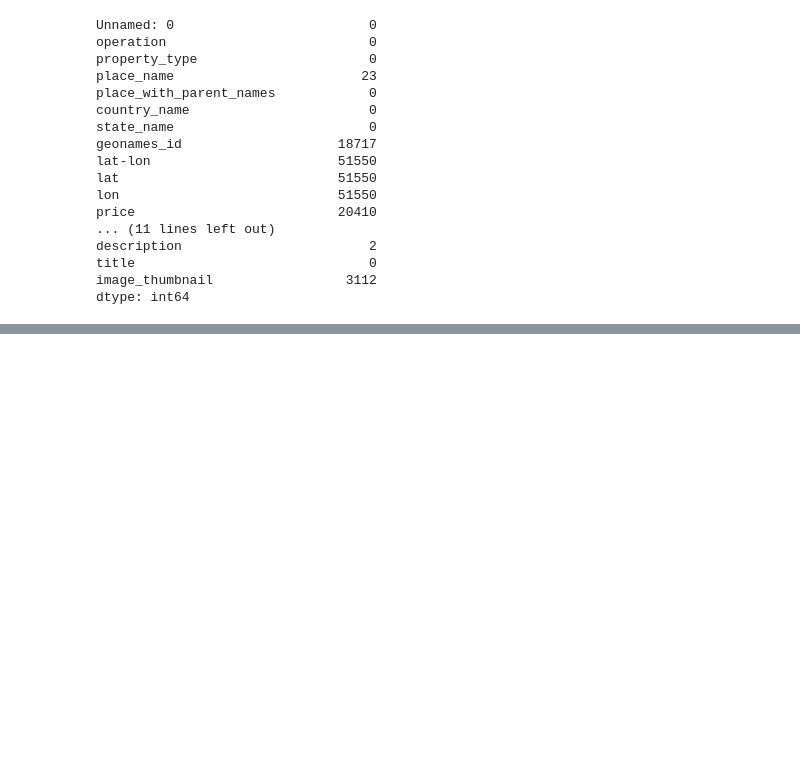
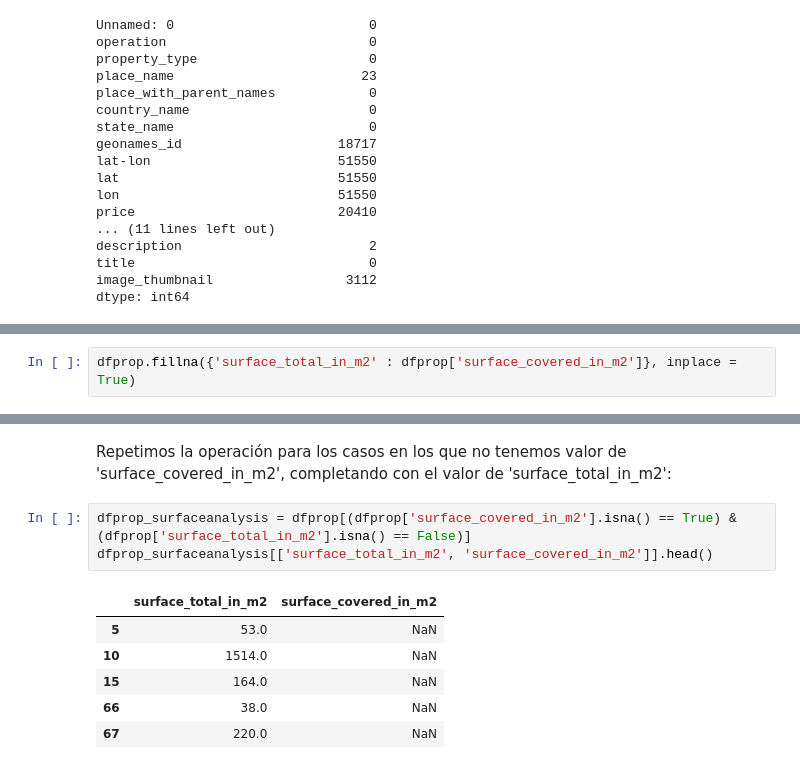
Before and after one commit to rgvillar/properati, a Jupyter notebook: Properati.ipynb, the cells around one changed output, grey strips where cells are left out. Drawn from its saved outputs; the diff is of its cells as text; blank space fills up the shorter version.

```diff
--- a/Properati.ipynb
+++ b/Properati.ipynb
@@ -121,0 +183,2 @@ dtype: int64
+# %%
+dfprop.fillna({'surface_total_in_m2' : dfprop['surface_covered_in_m2']}, inplace = True)
@@ -121,0 +225,12 @@ dtype: int64
+# %% [markdown]
+Repetimos la operación para los casos en los que no tenemos valor de 'surface_covered_in_m2', completando con el valor de 'surface_total_in_m2':
+# %%
+dfprop_surfaceanalysis = dfprop[(dfprop['surface_covered_in_m2'].isna() == True) & (dfprop['surface_total_in_m2'].isna() == False)]
+dfprop_surfaceanalysis[['surface_total_in_m2', 'surface_covered_in_m2']].head()
+# %% [output]
+|  | surface_total_in_m2 | surface_covered_in_m2 |
+| 5 | 53.0 | NaN |
+| 10 | 1514.0 | NaN |
+| 15 | 164.0 | NaN |
+| 66 | 38.0 | NaN |
+| 67 | 220.0 | NaN |
```
Also changed, not shown: parts of 16 cells of this notebook.
